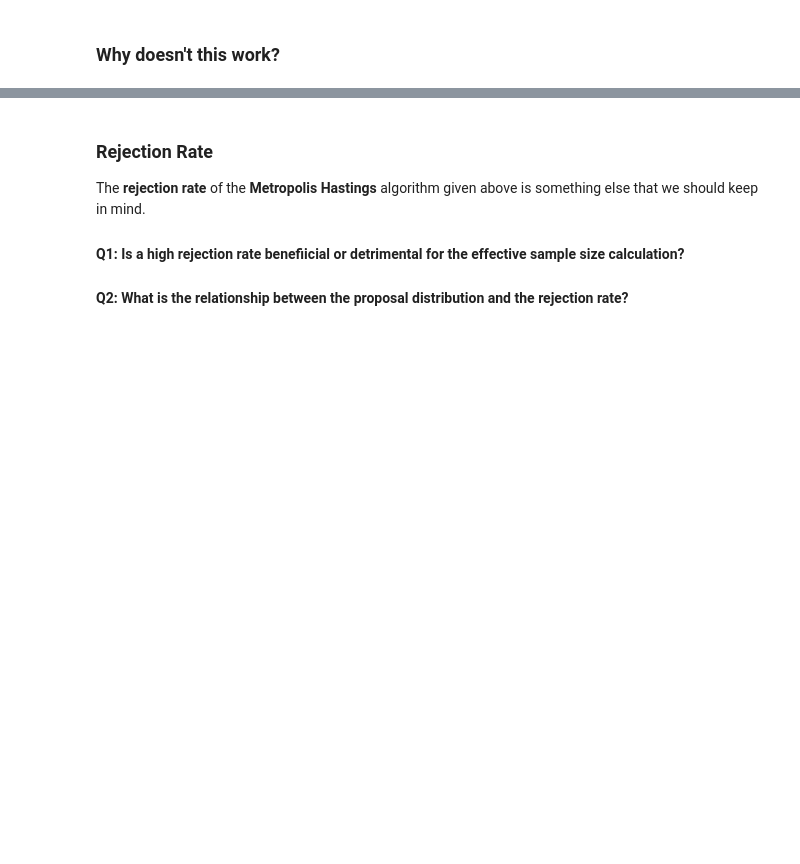
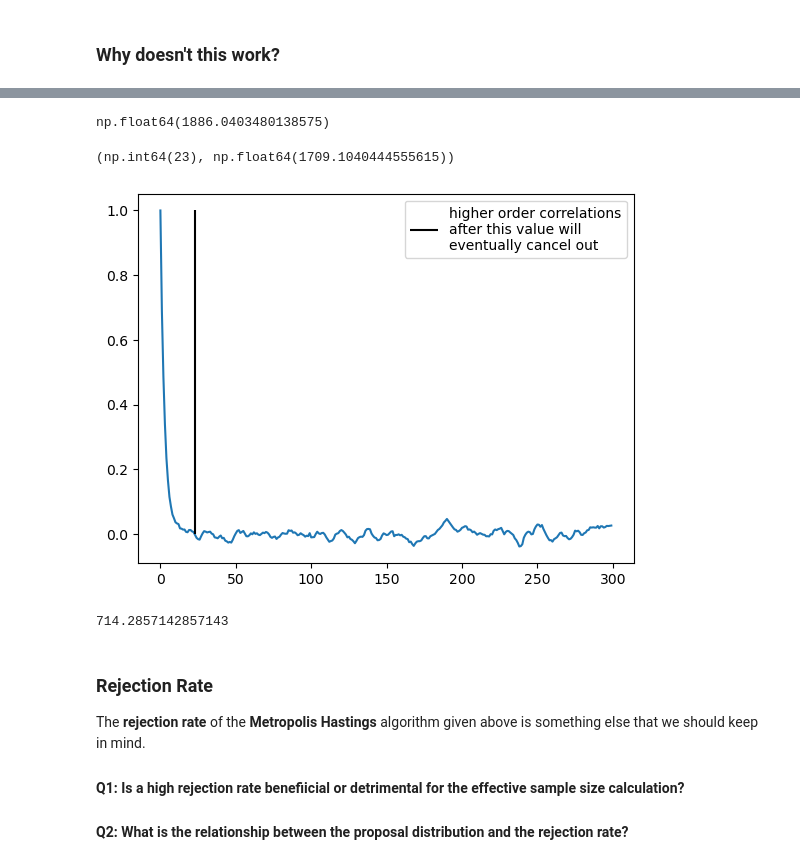
Before and after one commit to maltseasy/STA365, a Jupyter notebook: Bayes_03_Metropolis_Hastings.ipynb, the cells around one changed output, grey strips where cells are left out. Saved outputs shown, nothing was run; the diff lists cells and outputs as text; code cells hidden in the pictures; blank space fills up the shorter version.

```diff
--- a/Bayes_03_Metropolis_Hastings.ipynb
+++ b/Bayes_03_Metropolis_Hastings.ipynb
@@ -87,21 +99,31 @@ which is based on the relative value of $m$ between
 # %%
-m / (1 + 2*autocorrelations[:100].sum())
+m / (1 + 2*autocorrelations[1:100].sum())
+# %% [output]
+np.float64(1886.0403480138575)
 # %%
 K = 300
 autocorrelations = np.ones(K)
 for t_plus_k in range(1, K):
     autocorrelations[t_plus_k] = np.corrcoef(x[:-t_plus_k], x[t_plus_k:])[0,1]
 
 approximation_stop = (autocorrelations < 0).cumsum()
 approximation_stop = approximation_stop*np.arange(K)
 approximation_stop = min(approximation_stop[approximation_stop>0])
 
 plt.plot(autocorrelations)
 plt.vlines(approximation_stop, ymin=0, ymax=1, color='k',
            label='higher order correlations\nafter this value will\neventually cancel out')
 plt.legend()
+
 # effective sample size
-m / (1 + 2*autocorrelations[:approximation_stop].sum())
+approximation_stop, m / (1 + 2*autocorrelations[1:approximation_stop].sum())
+# %% [output]
+(np.int64(23), np.float64(1709.1040444555615))
+[figure, added]
+# %%
+10000/14
+# %% [output]
+714.2857142857143
 # %% [markdown]
 ### Rejection Rate
 
```
Also changed, not shown: parts of 15 cells of this notebook, 2 other files.
